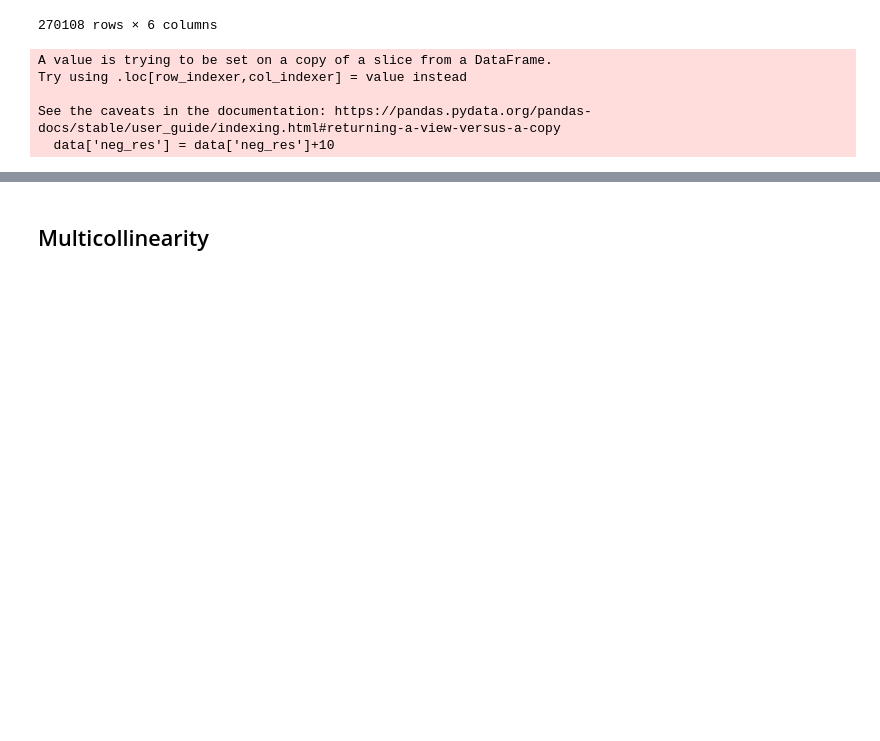
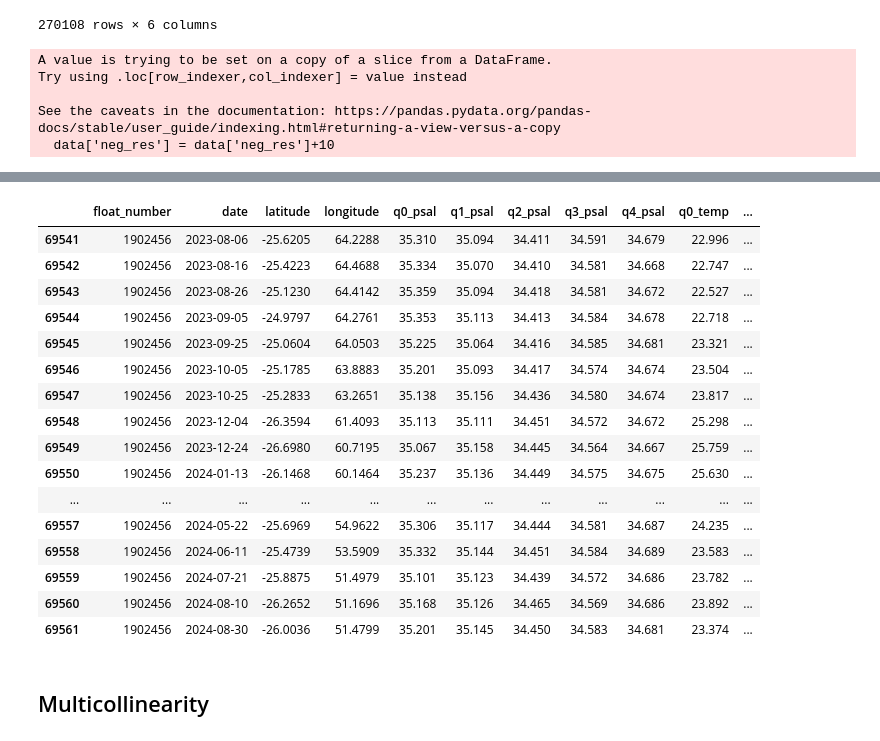
Before and after one commit to JonPGallegos/ocean_climate, a Jupyter notebook: ocean_climate.ipynb, the cells around one changed output, grey strips where cells are left out. Saved outputs shown, nothing was run; the diff lists cells and outputs as text; code cells hidden in the pictures; blank space fills up the shorter version.

```diff
--- a/ocean_climate.ipynb
+++ b/ocean_climate.ipynb
@@ -862,3 +871,40 @@ data.to_csv('pages/test_heatmap.csv',index=False)
+# %%
+data = pd.read_csv('all_ocean_data.csv')
+# %%
+floats = data['float_number'].unique()
+# %%
+num = floats[1000]
+# %%
+df = data[data['float_number'] == num]
+df['date'] = pd.to_datetime(df['date'])
+df['day_difference'] = df['date'].diff().dt.days
+df['distance'] = 0
+for i in df.index.tolist()[:-1]:
+    curr_lat, curr_long = df['latitude'].loc[i], df['longitude'].loc[i]
+    next_lat, next_long = df['latitude'].loc[i+1], df['longitude'].loc[i+1]
+    df['distance'].loc[i+1] = (((curr_lat-next_lat)**2)+((curr_long-next_long)**2))**0.5
+df['flow_rate'] = df['distance']*10/df['day_difference']
+df.dropna(inplace=True)
+# %%
+df
+# %% [output]
+|  | float_number | date | latitude | longitude | q0_psal | q1_psal | q2_psal | q3_psal | q4_psal | q0_temp | ... |
+| 69541 | 1902456 | 2023-08-06 | -25.6205 | 64.2288 | 35.310 | 35.094 | 34.411 | 34.591 | 34.679 | 22.996 | ... |
+| 69542 | 1902456 | 2023-08-16 | -25.4223 | 64.4688 | 35.334 | 35.070 | 34.410 | 34.581 | 34.668 | 22.747 | ... |
+| 69543 | 1902456 | 2023-08-26 | -25.1230 | 64.4142 | 35.359 | 35.094 | 34.418 | 34.581 | 34.672 | 22.527 | ... |
+| 69544 | 1902456 | 2023-09-05 | -24.9797 | 64.2761 | 35.353 | 35.113 | 34.413 | 34.584 | 34.678 | 22.718 | ... |
+| 69545 | 1902456 | 2023-09-25 | -25.0604 | 64.0503 | 35.225 | 35.064 | 34.416 | 34.585 | 34.681 | 23.321 | ... |
+| 69546 | 1902456 | 2023-10-05 | -25.1785 | 63.8883 | 35.201 | 35.093 | 34.417 | 34.574 | 34.674 | 23.504 | ... |
+| 69547 | 1902456 | 2023-10-25 | -25.2833 | 63.2651 | 35.138 | 35.156 | 34.436 | 34.580 | 34.674 | 23.817 | ... |
+| 69548 | 1902456 | 2023-12-04 | -26.3594 | 61.4093 | 35.113 | 35.111 | 34.451 | 34.572 | 34.672 | 25.298 | ... |
+| 69549 | 1902456 | 2023-12-24 | -26.6980 | 60.7195 | 35.067 | 35.158 | 34.445 | 34.564 | 34.667 | 25.759 | ... |
+| 69550 | 1902456 | 2024-01-13 | -26.1468 | 60.1464 | 35.237 | 35.136 | 34.449 | 34.575 | 34.675 | 25.630 | ... |
+| ... | ... | ... | ... | ... | ... | ... | ... | ... | ... | ... | ... |
+| 69557 | 1902456 | 2024-05-22 | -25.6969 | 54.9622 | 35.306 | 35.117 | 34.444 | 34.581 | 34.687 | 24.235 | ... |
+| 69558 | 1902456 | 2024-06-11 | -25.4739 | 53.5909 | 35.332 | 35.144 | 34.451 | 34.584 | 34.689 | 23.583 | ... |
+| 69559 | 1902456 | 2024-07-21 | -25.8875 | 51.4979 | 35.101 | 35.123 | 34.439 | 34.572 | 34.686 | 23.782 | ... |
+| 69560 | 1902456 | 2024-08-10 | -26.2652 | 51.1696 | 35.168 | 35.126 | 34.465 | 34.569 | 34.686 | 23.892 | ... |
+| 69561 | 1902456 | 2024-08-30 | -26.0036 | 51.4799 | 35.201 | 35.145 | 34.450 | 34.583 | 34.681 | 23.374 | ... |
 # %% [markdown]
 ## Multicollinearity
 # %%
```
Also changed, not shown: parts of 4 cells of this notebook.
